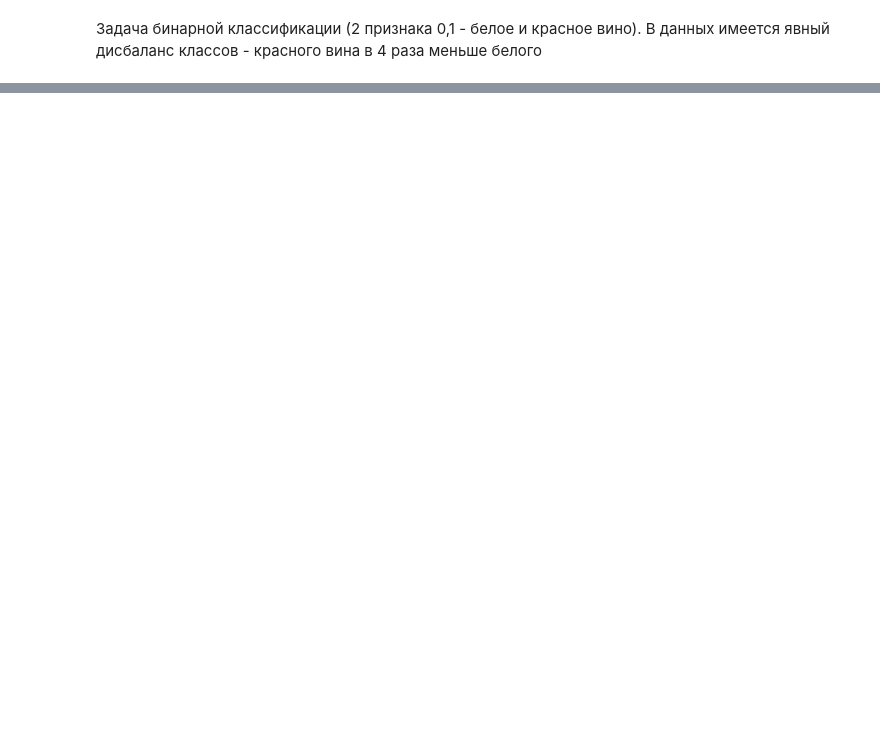
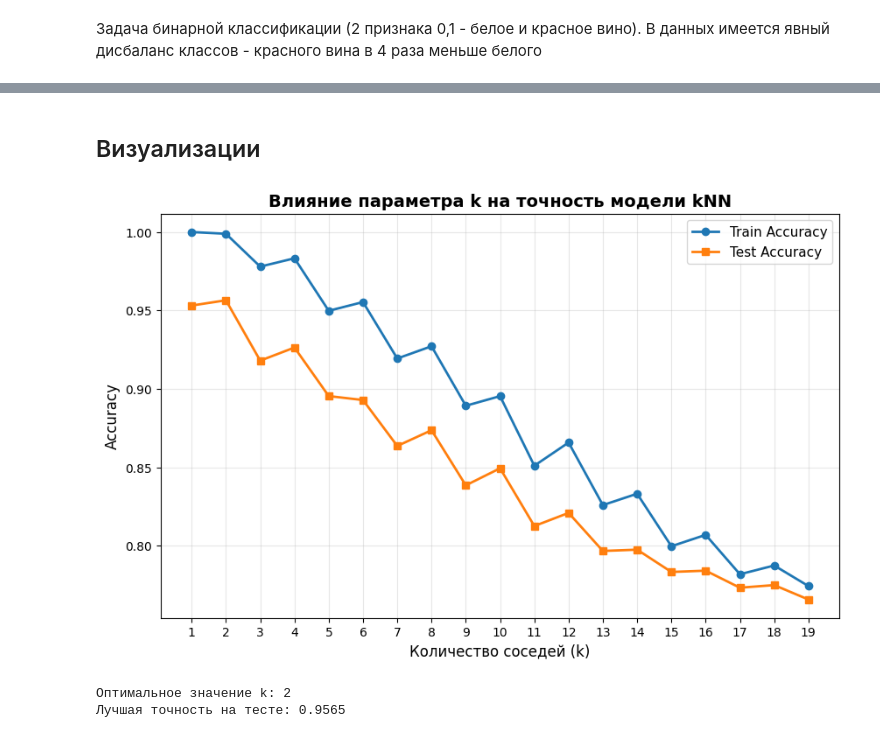
Before and after one commit to Baklanov-Daniil/master, a Jupyter notebook: mlbd/notebooks/lab3.ipynb, the cells around one changed output, grey strips where cells are left out. Saved outputs shown, nothing was run; the diff lists cells and outputs as text; code cells hidden in the pictures; blank space fills up the shorter version.

```diff
--- a/mlbd/notebooks/lab3.ipynb
+++ b/mlbd/notebooks/lab3.ipynb
@@ -400,0 +535,35 @@ display(df_sample3.style.set_caption("Образец 3: Сравнение Hold-
+# %% [markdown]
+## Визуализации
+# %%
+k_values = range(1, 20)
+train_scores = []
+test_scores = []
+
+for k in k_values:
+    knn = KNeighborsClassifier(n_neighbors=k)
+    knn.fit(X_train_bal, y_train_bal)
+
+    y_train_pred = knn.predict(X_train)
+    y_test_pred = knn.predict(X_test)
+
+    train_scores.append(accuracy_score(y_train, y_train_pred))
+    test_scores.append(accuracy_score(y_test, y_test_pred))
+
+plt.figure(figsize=(10, 6))
+plt.plot(k_values, train_scores, marker='o', label='Train Accuracy', linewidth=2)
+plt.plot(k_values, test_scores, marker='s', label='Test Accuracy', linewidth=2)
+plt.xlabel('Количество соседей (k)', fontsize=12)
+plt.ylabel('Accuracy', fontsize=12)
+plt.title('Влияние параметра k на точность модели kNN', fontsize=14, fontweight='bold')
+plt.legend(fontsize=11)
+plt.grid(True, alpha=0.3)
+plt.xticks(k_values)
+plt.show()
+
+optimal_k = k_values[np.argmax(test_scores)]
+print(f"Оптимальное значение k: {optimal_k}")
+print(f"Лучшая точность на тесте: {max(test_scores):.4f}")
+# %% [output]
+[figure, added]
+Оптимальное значение k: 2
+Лучшая точность на тесте: 0.9565
```
Also changed, not shown: parts of 51 cells of this notebook, 5 other files.
